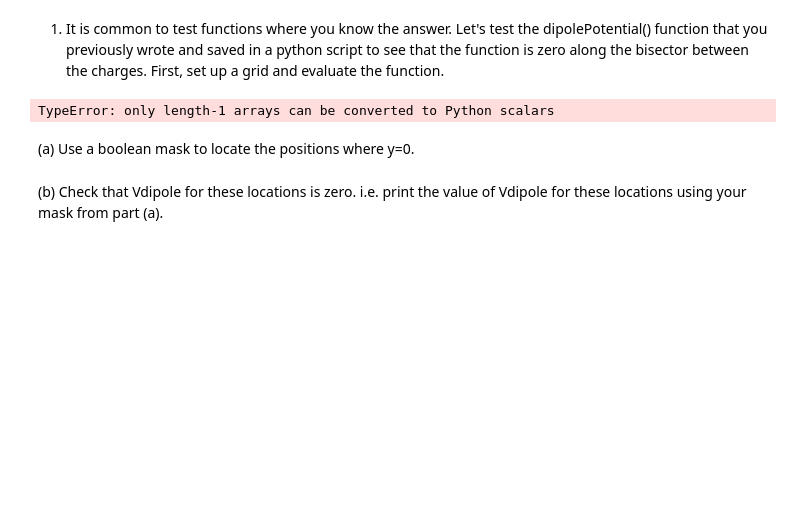
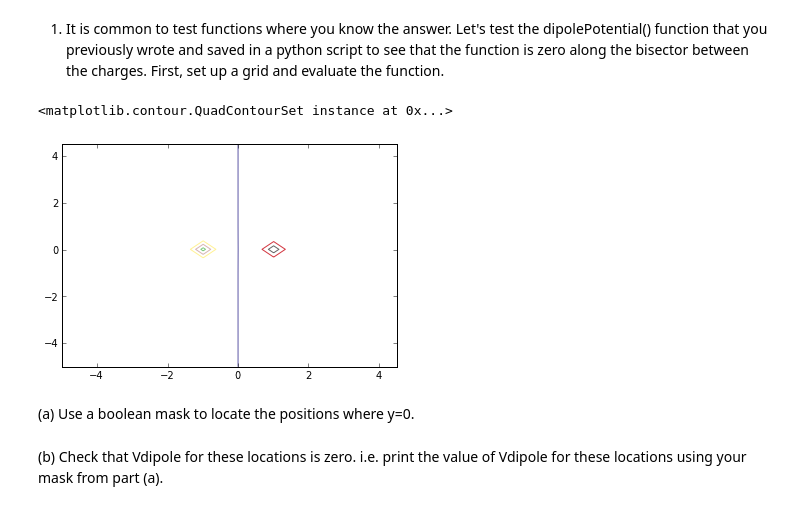
Before and after one commit to ersong/PHYS202-S13, a Jupyter notebook: Week4/InterpAndDiffEx3.ipynb, the cells around one changed output. Cells and saved outputs as stored; diff of their text form; code cells hidden in the pictures; blank space fills up the shorter version.

```diff
--- a/Week4/InterpAndDiffEx3.ipynb
+++ b/Week4/InterpAndDiffEx3.ipynb
@@ -4,11 +4,12 @@ function that you previously wrote and saved in a python script to see that the
 zero along the bisector between the charges. First, set up a grid and evaluate the function.
 # %%
 from Electrostatics import *
-x,y = meshgrid(arange(-5,5,0.5),arange(-5,5,0.5))
+x,y = meshgrid(arange(-5,5,0.501),arange(-5,5,0.501))
 Vdipole = dipolePotential(x,y,1e-9,2.,0);
 contour(x,y,Vdipole,cmap=cm.Accent)
 # %% [output]
-TypeError: only length-1 arrays can be converted to Python scalars
+<matplotlib.contour.QuadContourSet instance at 0x...>
+[figure, added]
 # %% [markdown]
 (a) Use a boolean mask to locate the positions where y=0.
 # %%
```
Also changed, not shown: parts of 19 cells of this notebook, 3 other files.
